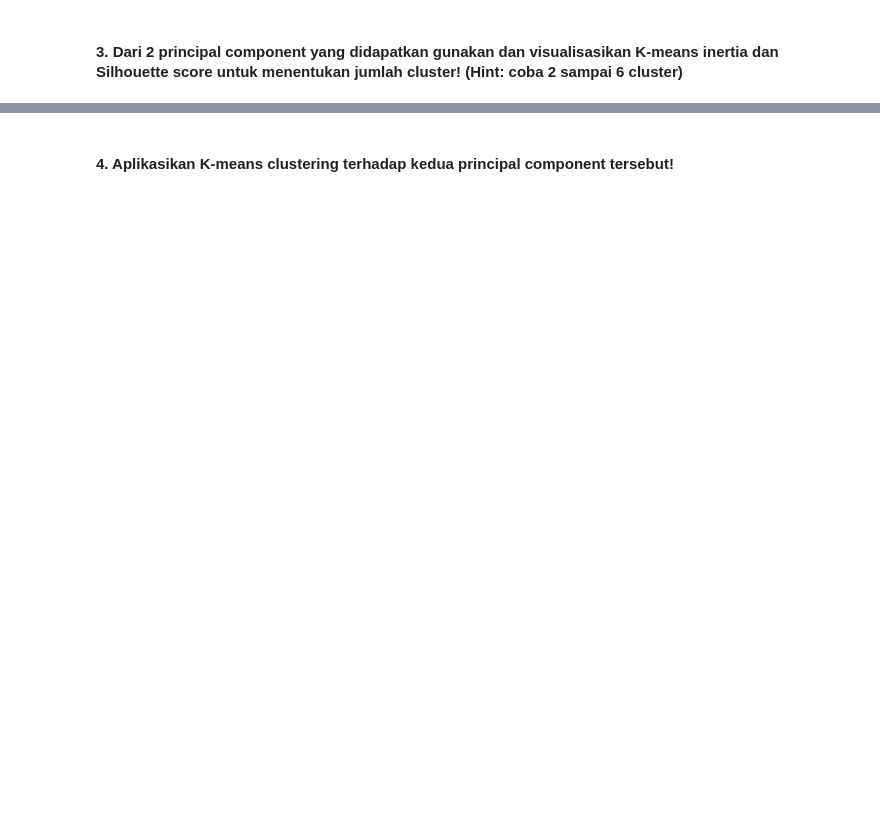
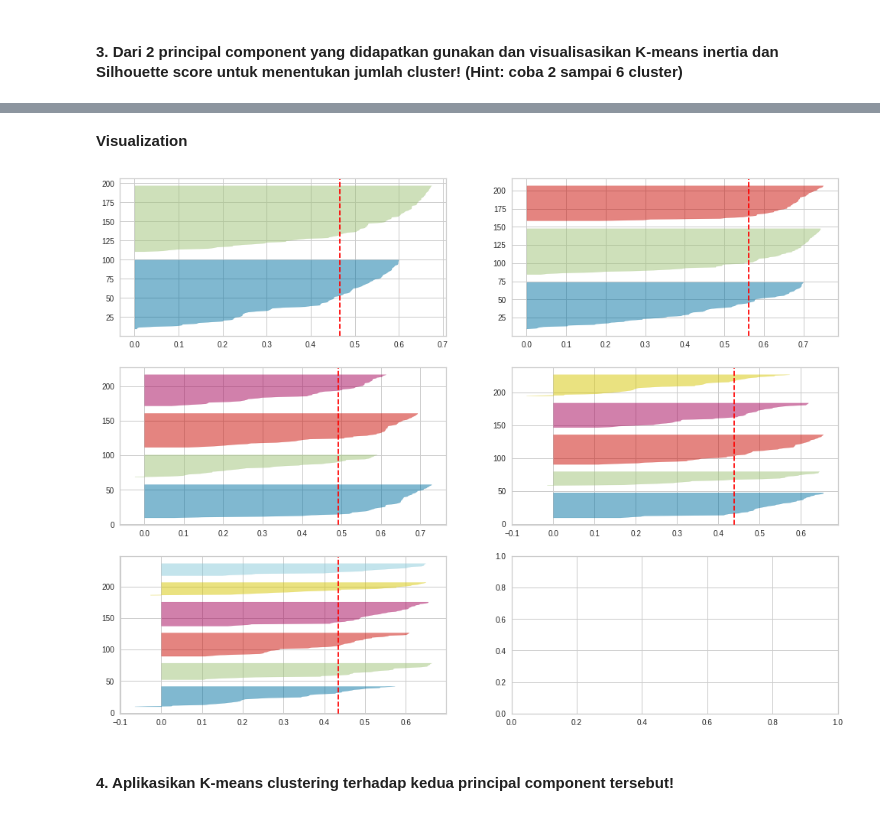
Before and after one commit to faisaladisoe/kasdd-tugas, a Jupyter notebook: Tugas 2/Tugas_2.ipynb, the cells around one changed output, grey strips where cells are left out. Cells and saved outputs as stored; diff of their text form; code cells hidden in the pictures; blank space fills up the shorter version.

```diff
--- a/Tugas 2/Tugas_2.ipynb
+++ b/Tugas 2/Tugas_2.ipynb
@@ -130,2 +230,22 @@ Namun hal ini dapat menjadi **sama** dengan asumsi, kita menggunakan data yang p
+# %% [markdown]
+**Visualization**
+# %%
+from yellowbrick.cluster import SilhouetteVisualizer
+
+fig, ax = plt.subplots(3, 2, figsize=(15,12))
+for i in range_n_clusters:
+    '''
+    Create KMeans instance for different number of clusters
+    '''
+    clusterer = KMeans(n_clusters = i, random_state = 0)
+    q, mod = divmod(i, 2) # divmod(a//b, a%b)
+    '''
+    Create SilhouetteVisualizer instance with KMeans instance
+    Fit the visualizer
+    '''
+    visualizer = SilhouetteVisualizer(clusterer, colors='yellowbrick', ax=ax[q-1][mod])
+    visualizer.fit(X)
+# %% [output]
+[figure, added]
 # %% [markdown]
 #### 4. Aplikasikan K-means clustering terhadap kedua principal component tersebut!
```
Also changed, not shown: parts of 16 cells of this notebook.
